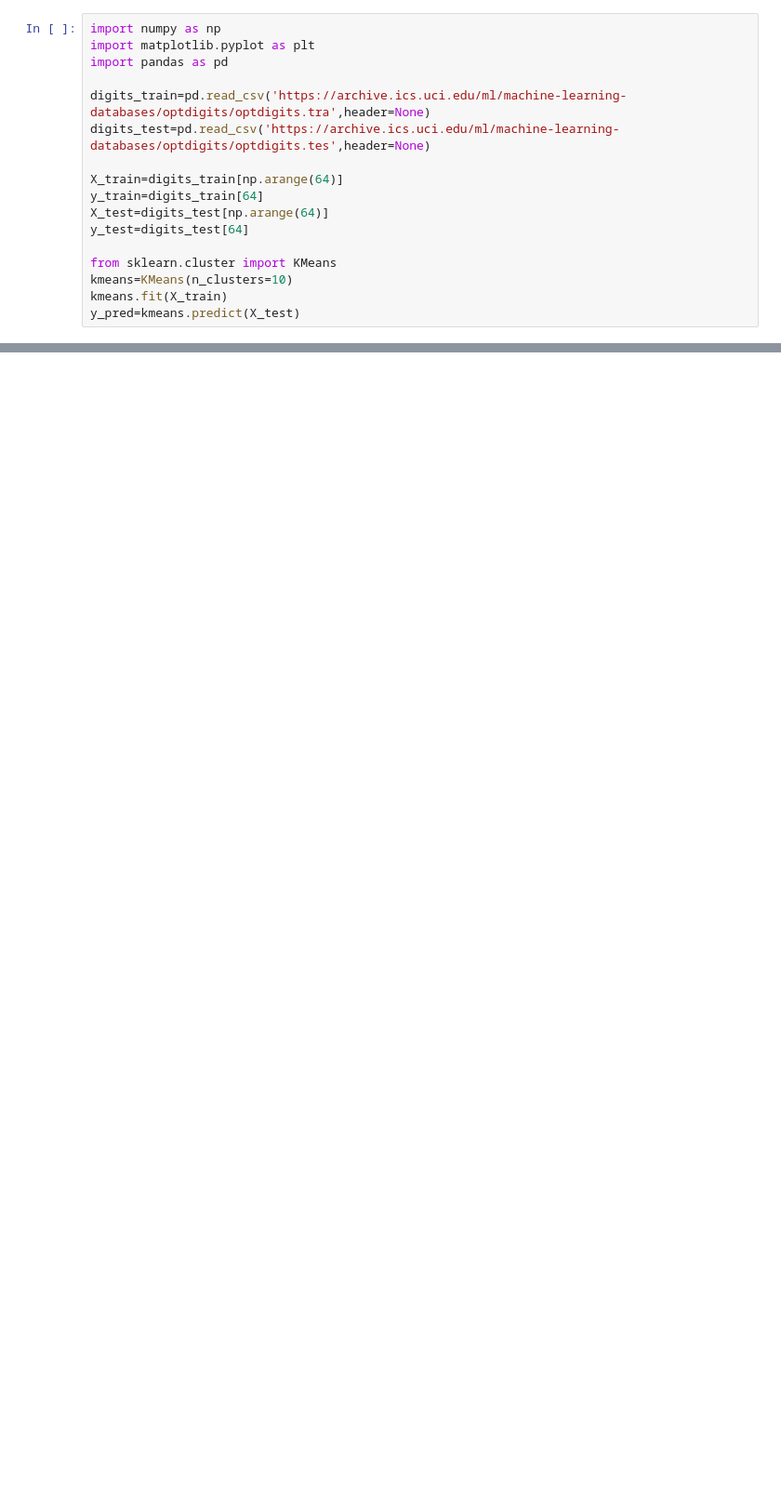
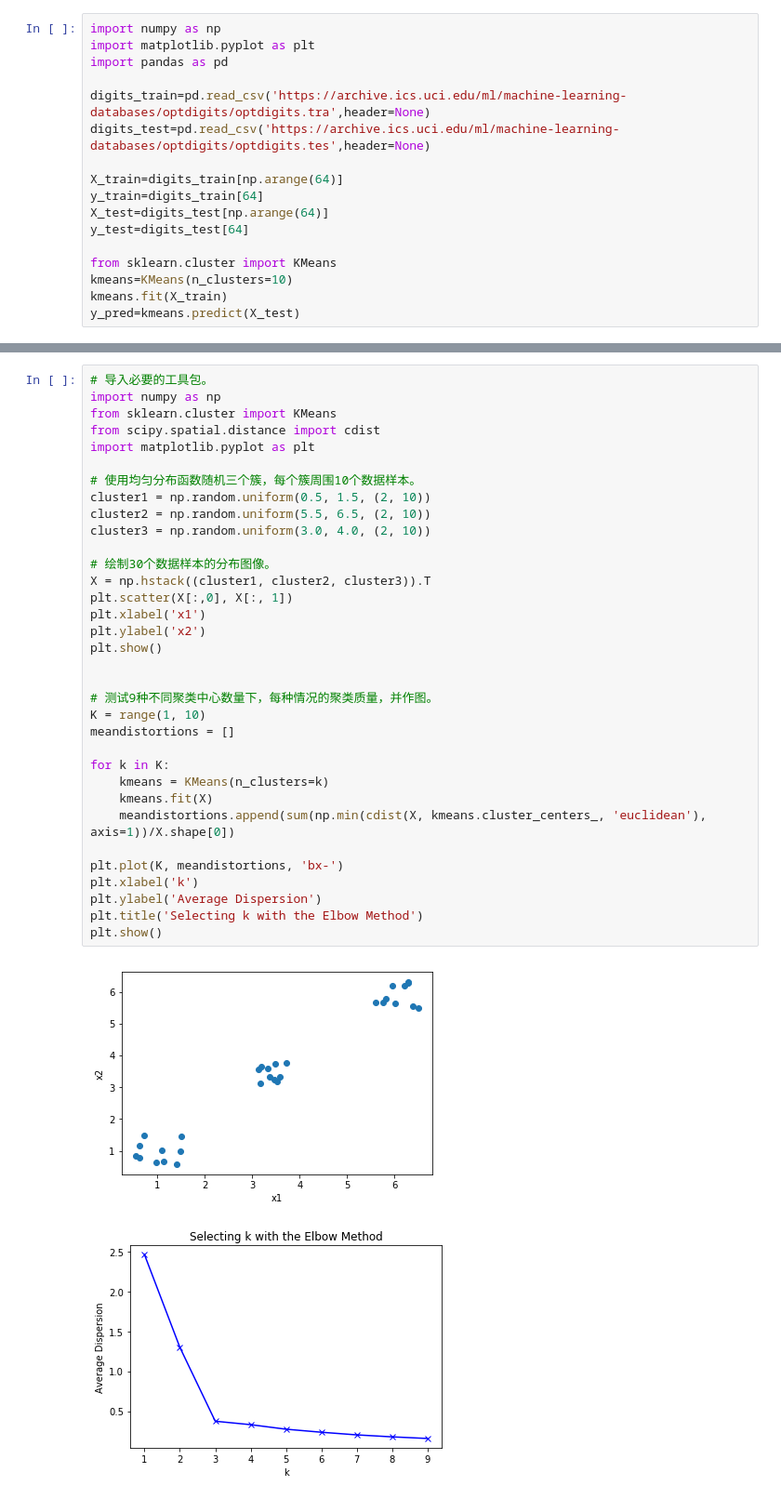
Before and after one commit to kingzone/kaggle, a Jupyter notebook: k-means.ipynb, the cells around one changed output, grey strips where cells are left out. Shown at 93% size. Cells and saved outputs as stored; diff of their text form; blank space fills up the shorter version.

```diff
--- a/k-means.ipynb
+++ b/k-means.ipynb
@@ -34,0 +76,37 @@ plt.subplot(3,2,1)
+# %%
+# 导入必要的工具包。
+import numpy as np
+from sklearn.cluster import KMeans
+from scipy.spatial.distance import cdist
+import matplotlib.pyplot as plt
+
+# 使用均匀分布函数随机三个簇，每个簇周围10个数据样本。
+cluster1 = np.random.uniform(0.5, 1.5, (2, 10))
+cluster2 = np.random.uniform(5.5, 6.5, (2, 10))
+cluster3 = np.random.uniform(3.0, 4.0, (2, 10))
+
+# 绘制30个数据样本的分布图像。
+X = np.hstack((cluster1, cluster2, cluster3)).T
+plt.scatter(X[:,0], X[:, 1])
+plt.xlabel('x1')
+plt.ylabel('x2')
+plt.show()
+
+
+# 测试9种不同聚类中心数量下，每种情况的聚类质量，并作图。
+K = range(1, 10)
+meandistortions = []
+
+for k in K:
+    kmeans = KMeans(n_clusters=k)
+    kmeans.fit(X)
+    meandistortions.append(sum(np.min(cdist(X, kmeans.cluster_centers_, 'euclidean'), axis=1))/X.shape[0])
+
+plt.plot(K, meandistortions, 'bx-')
+plt.xlabel('k')
+plt.ylabel('Average Dispersion')
+plt.title('Selecting k with the Elbow Method')
+plt.show()
+# %% [output]
+[figure, added]
+[figure, added]
```
Also changed, not shown: parts of 3 cells of this notebook.
